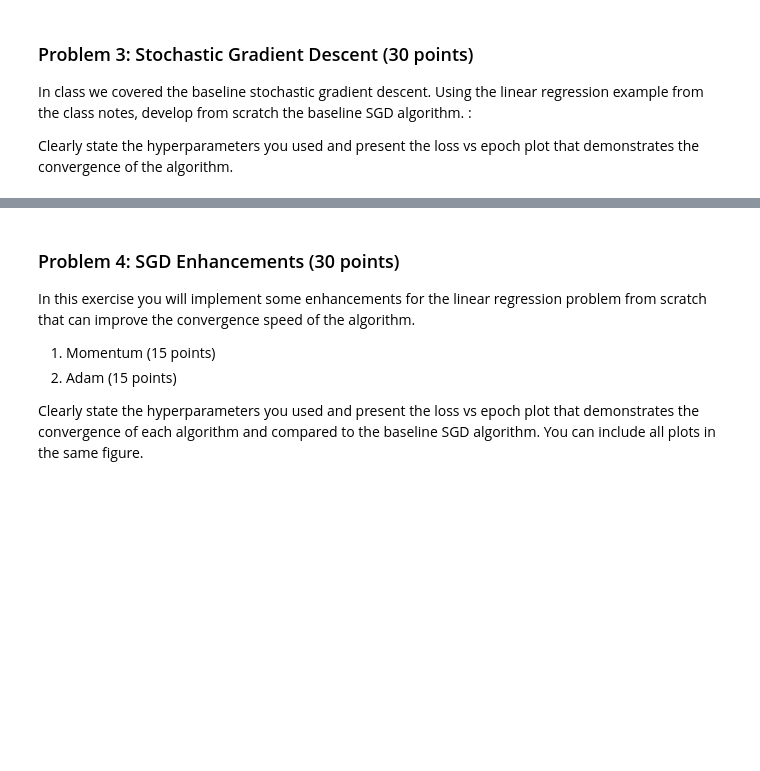
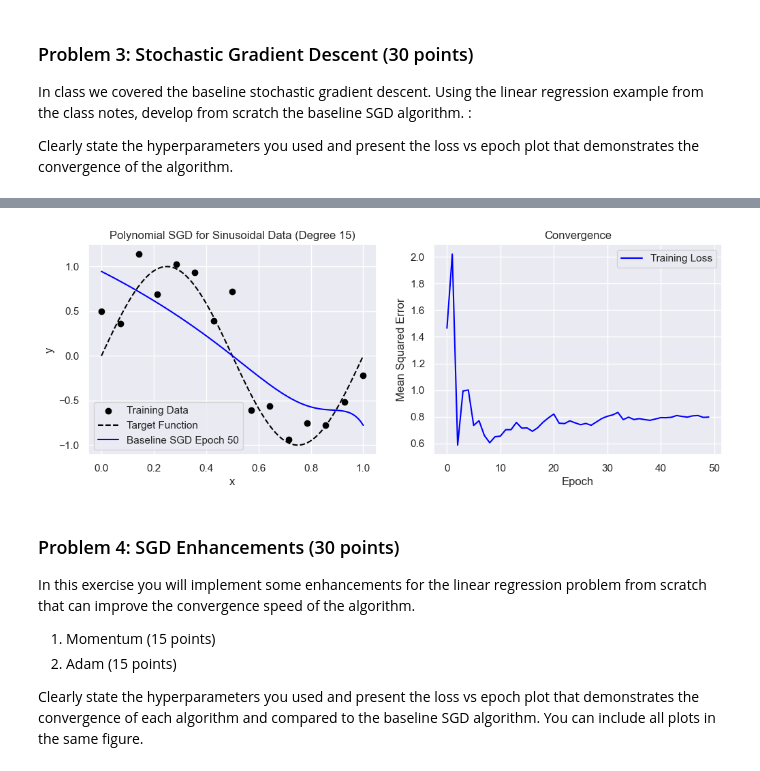
Before and after one commit to pengwingokla/MetaAI-segment-anything-model, a Jupyter notebook: assignment-1/cs370-tn268-assignment-1-p2.ipynb, the cells around one changed output, grey strips where cells are left out. Drawn from its saved outputs; the diff is of its cells as text; code cells hidden in the pictures; blank space fills up the shorter version.

```diff
--- a/assignment-1/cs370-tn268-assignment-1-p2.ipynb
+++ b/assignment-1/cs370-tn268-assignment-1-p2.ipynb
@@ -11,3 +83,94 @@ Clearly state the hyperparameters you used and present the loss vs epoch plot th
+# %%
+def create_toy_data(func, sample_size, std, domain=[0, 1]):
+    x = np.linspace(domain[0], domain[1], sample_size)
+    np.random.shuffle(x)
+    y = func(x) + np.random.normal(scale=std, size=x.shape)
+    return x, y
+
+def sinusoidal(x):
+    return np.sin(2 * np.pi * x)
+
+def polynomial_features(X, degree):
+    X_poly = np.c_[X]
+    for i in range(2, degree + 1):
+        X_poly = np.c_[X_poly, X ** i]
+    return X_poly
+
+def learning_schedule(t):
+    t0, t1 = 5, 50
+    return t0 / (t + t1)
+
+def mse(y_true, y_pred):
+    return ((y_true - y_pred) ** 2).mean()
+
+def polynomial_sgd(X, y, degree, n_epochs=50):
+    m = len(X)
+    theta_path_sgd = []
+    loss_path = []
+    np.random.seed(42)
+
+    X_poly = polynomial_features(X, degree)
+    X_b = np.c_[np.ones((m, 1)), X_poly]
+    theta = np.random.randn(degree + 1, 1)
+
+    for epoch in range(n_epochs):
+        for i in range(m):
+            random_index = np.random.randint(m)
+            xi = X_b[random_index:random_index+1]
+            yi = y[random_index:random_index+1]
+
+            gradients = 2 * xi.T.dot(xi.dot(theta) - yi)
+            eta = learning_schedule(epoch * m + i)
+            theta = theta - eta * gradients
+            theta_path_sgd.append(theta.copy())
+
+        y_pred = X_b.dot(theta)
+        loss = mse(y, y_pred)
+        loss_path.append(loss)
+
+    return theta_path_sgd, loss_path
+
+# Create sinusoidal toy data
+np.random.seed(1234)
+x_train, y_train = create_toy_data(sinusoidal, 15, 0.25)
+x_test = np.linspace(0, 1, 100)
+y_test = sinusoidal(x_test)
+
+# Apply SGD to the sinusoidal data
+degree = 15
+theta_path_sgd, loss_path = polynomial_sgd(x_train, y_train, degree)
+
+# Predict
+X_poly_test = polynomial_features(x_test, degree)
+y_predict = np.c_[np.ones((len(x_test), 1)), X_poly_test].dot(theta_path_sgd[499])
+
+
+# Plot the true function
+
+# Plot the all polynomial predictions during training
+# for i in range(0, len(theta_path_sgd), 10):
+#     X_poly_test = polynomial_features(x_test, degree)
+#     y_predict = np.c_[np.ones((len(x_test), 1)), X_poly_test].dot(theta_path_sgd[i])
+#     plt.plot(x_test, y_predict, label=f'Epoch {i//10}', linestyle='--')
+
+plt.figure(figsize=(12, 4))
+plt.subplot(1, 2, 1)
+plt.title(f'Polynomial SGD for Sinusoidal Data (Degree {degree})')
+plt.xlabel('x'); plt.ylabel('y')
+plt.scatter(x_train, y_train, color='black', label='Training Data')
+plt.plot(x_test, y_test, color='black', linestyle='--', label='Target Function')
+plt.plot(x_test, y_predict, color='blue', label='Baseline SGD Epoch 50')
+plt.legend()
+
+
+# Plot loss vs epoch
+plt.subplot(1, 2, 2)
+plt.plot(loss_path, label='Training Loss', color='blue')
+plt.title('Convergence'); plt.xlabel('Epoch'); plt.ylabel('Mean Squared Error')
+plt.legend()
+plt.show()
+# %% [output]
+[figure, added]
 # %% [markdown]
 ### Problem 4: SGD Enhancements (30 points)
 
```
Also changed, not shown: parts of 10 cells of this notebook, 1 other file.
